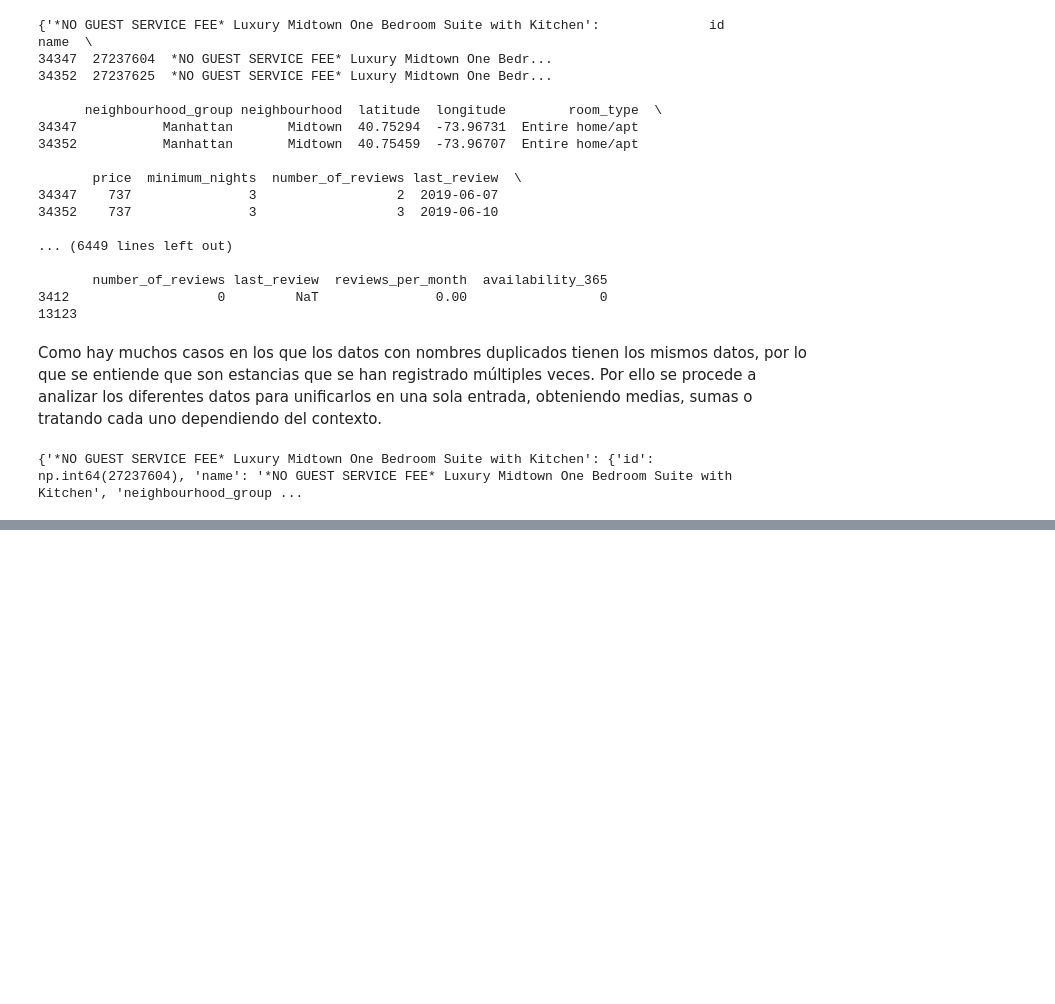
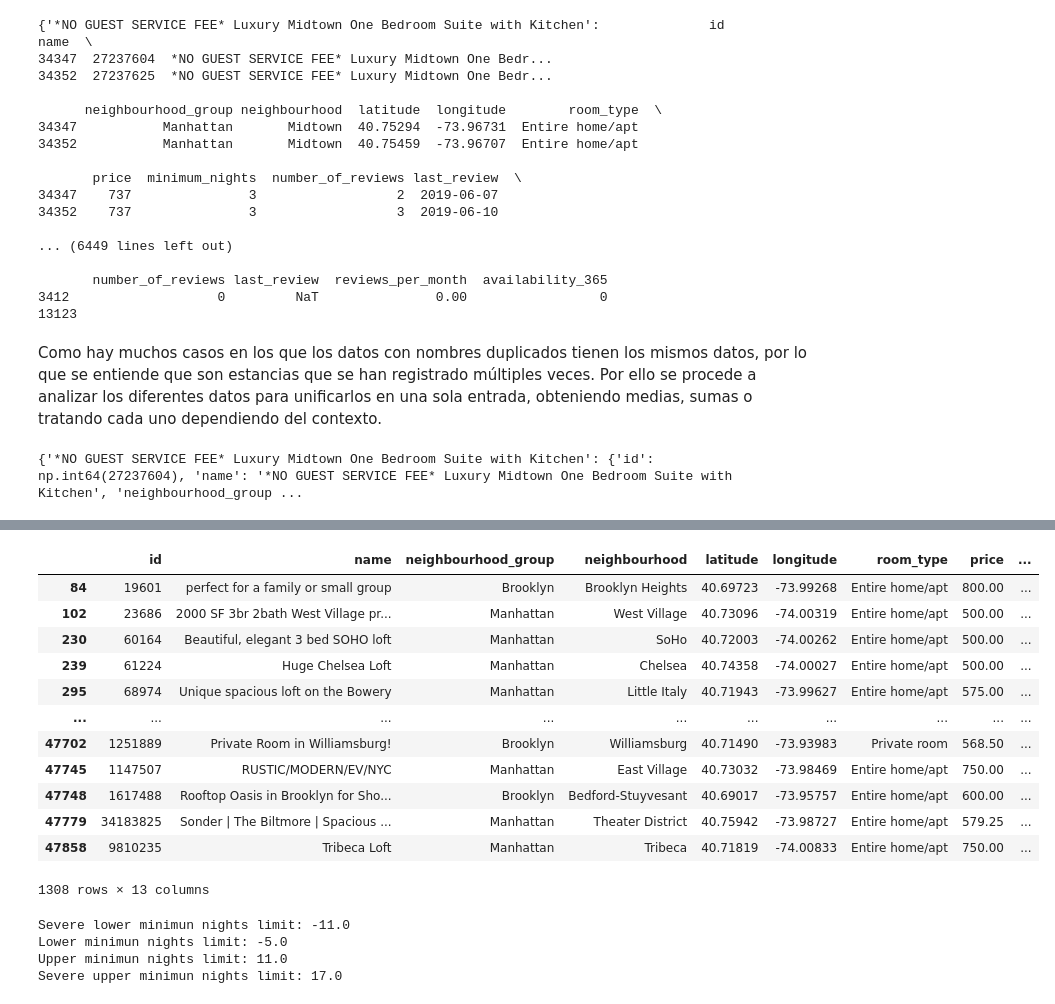
Before and after one commit to JCMiriam/get_data_from_songs, a Jupyter notebook: src/2-data-cleanup.ipynb, the cells around one changed output, grey strips where cells are left out. Saved outputs shown, nothing was run; the diff lists cells and outputs as text; code cells hidden in the pictures; blank space fills up the shorter version.

```diff
--- a/src/2-data-cleanup.ipynb
+++ b/src/2-data-cleanup.ipynb
@@ -308,0 +357,38 @@ Tras observar el análisis descriptivo podemos ver algunos valores atípicos:
+# %%
+high_price = main_df[main_df['price'] >= severe_price_upper_limit]
+high_price
+# %% [output]
+|  | id | name | neighbourhood_group | neighbourhood | latitude | longitude | room_type | price | ... |
+| 84 | 19601 | perfect for a family or small group | Brooklyn | Brooklyn Heights | 40.69723 | -73.99268 | Entire home/apt | 800.00 | ... |
+| 102 | 23686 | 2000 SF 3br 2bath West Village pr... | Manhattan | West Village | 40.73096 | -74.00319 | Entire home/apt | 500.00 | ... |
+| 230 | 60164 | Beautiful, elegant 3 bed SOHO loft | Manhattan | SoHo | 40.72003 | -74.00262 | Entire home/apt | 500.00 | ... |
+| 239 | 61224 | Huge Chelsea Loft | Manhattan | Chelsea | 40.74358 | -74.00027 | Entire home/apt | 500.00 | ... |
+| 295 | 68974 | Unique spacious loft on the Bowery | Manhattan | Little Italy | 40.71943 | -73.99627 | Entire home/apt | 575.00 | ... |
+| ... | ... | ... | ... | ... | ... | ... | ... | ... | ... |
+| 47702 | 1251889 | Private Room in Williamsburg! | Brooklyn | Williamsburg | 40.71490 | -73.93983 | Private room | 568.50 | ... |
+| 47745 | 1147507 | RUSTIC/MODERN/EV/NYC | Manhattan | East Village | 40.73032 | -73.98469 | Entire home/apt | 750.00 | ... |
+| 47748 | 1617488 | Rooftop Oasis in Brooklyn for Sho... | Brooklyn | Bedford-Stuyvesant | 40.69017 | -73.95757 | Entire home/apt | 600.00 | ... |
+| 47779 | 34183825 | Sonder | The Biltmore | Spacious ... | Manhattan | Theater District | 40.75942 | -73.98727 | Entire home/apt | 579.25 | ... |
+| 47858 | 9810235 | Tribeca Loft | Manhattan | Tribeca | 40.71819 | -74.00833 | Entire home/apt | 750.00 | ... |
+1308 rows × 13 columns
+# %%
+# Check minimum nights quartiles
+minimum_nights_Q1 = main_df['minimum_nights'].quantile(0.25)
+minimum_nights_Q3 = main_df['minimum_nights'].quantile(0.75)
+
+IQR = minimum_nights_Q3 - minimum_nights_Q1
+
+severe_minimum_nights_lower_limit = minimum_nights_Q1 - 3 * IQR
+minimum_nights_lower_limit = minimum_nights_Q1 - 1.5 * IQR
+minimum_nights_upper_limit = minimum_nights_Q3 + 1.5 * IQR
+severe_minimum_nights_upper_limit = minimum_nights_Q3 + 3 * IQR
+
+print(f'Severe lower minimun nights limit: {severe_minimum_nights_lower_limit}')
+print(f'Lower minimun nights limit: {minimum_nights_lower_limit}')
+print(f'Upper minimun nights limit: {minimum_nights_upper_limit}')
+print(f'Severe upper minimun nights limit: {severe_minimum_nights_upper_limit}')
+# %% [output]
+Severe lower minimun nights limit: -11.0
+Lower minimun nights limit: -5.0
+Upper minimun nights limit: 11.0
+Severe upper minimun nights limit: 17.0
```
Also changed, not shown: parts of 17 cells of this notebook, 2 other files.
